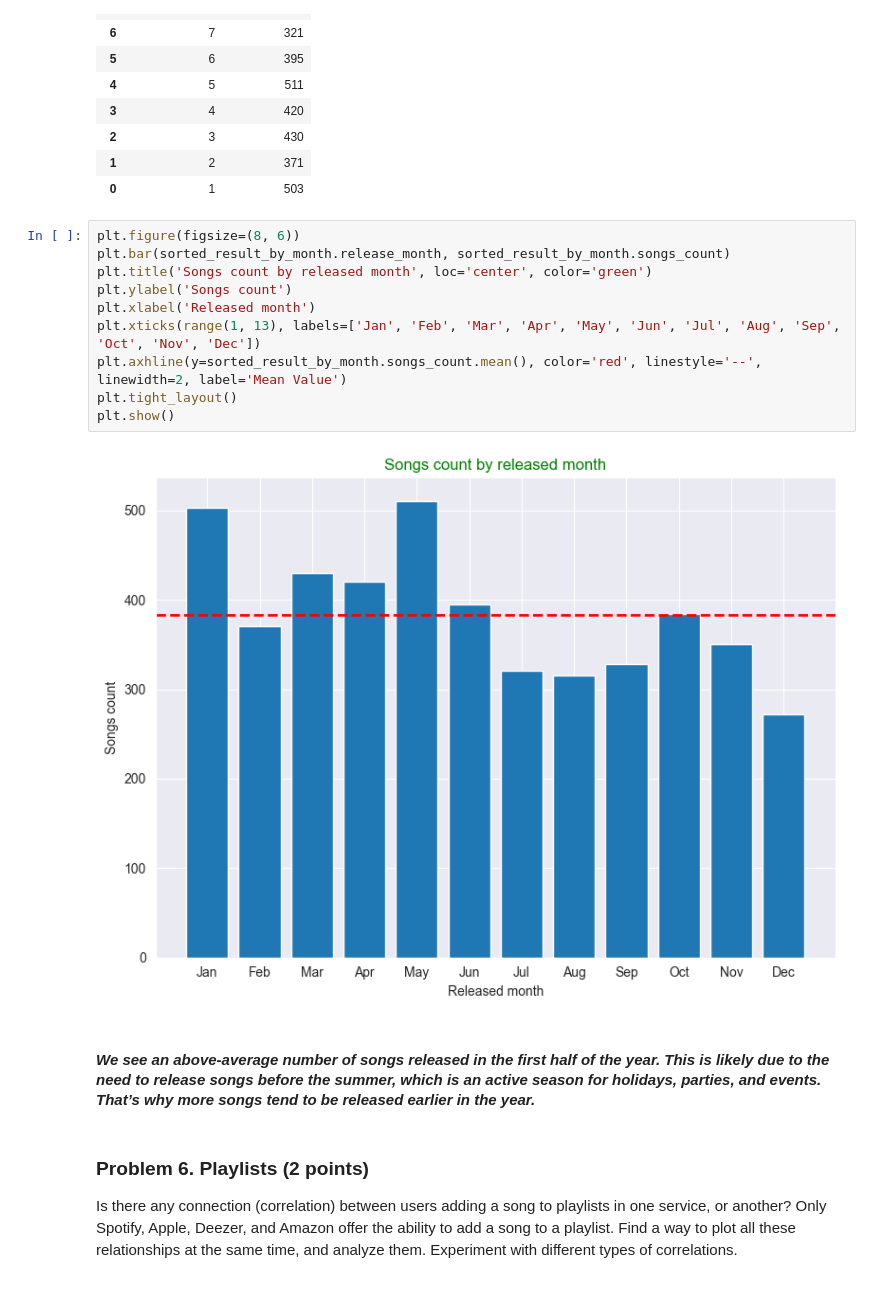
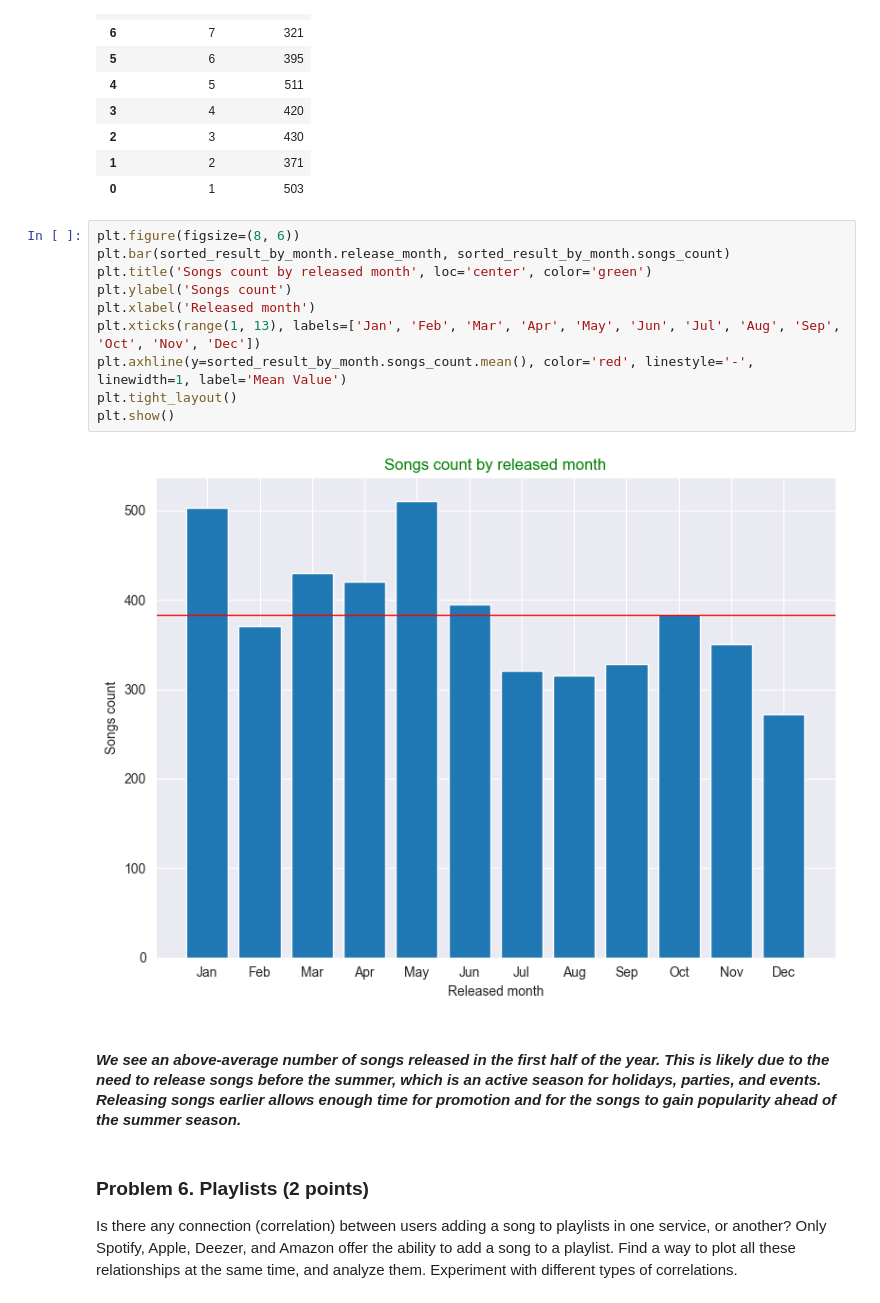
Before and after one commit to plamensve/Data_Science_Upskill_Softuni, a Jupyter notebook: 05_data_visualization_exploratory_data_analysis/Data Visualization and EDA Lab.ipynb, the cells around one changed output. Saved outputs shown, nothing was run; the diff lists cells and outputs as text.

```diff
--- a/05_data_visualization_exploratory_data_analysis/Data Visualization and EDA Lab.ipynb
+++ b/05_data_visualization_exploratory_data_analysis/Data Visualization and EDA Lab.ipynb
@@ -371,17 +371,17 @@ sorted_result_by_month
 # %%
 plt.figure(figsize=(8, 6))
 plt.bar(sorted_result_by_month.release_month, sorted_result_by_month.songs_count)
 plt.title('Songs count by released month', loc='center', color='green')
 plt.ylabel('Songs count')
 plt.xlabel('Released month')
 plt.xticks(range(1, 13), labels=['Jan', 'Feb', 'Mar', 'Apr', 'May', 'Jun', 'Jul', 'Aug', 'Sep', 'Oct', 'Nov', 'Dec'])
-plt.axhline(y=sorted_result_by_month.songs_count.mean(), color='red', linestyle='--', linewidth=2, label='Mean Value')
+plt.axhline(y=sorted_result_by_month.songs_count.mean(), color='red', linestyle='-', linewidth=1, label='Mean Value')
 plt.tight_layout()
 plt.show()
 # %% [output]
-[figure, old version]
+[figure, new version]
 # %% [markdown]
-#### *We see an above-average number of songs released in the first half of the year. This is likely due to the need to release songs before the summer, which is an active season for holidays, parties, and events. That’s why more songs tend to be released earlier in the year.*
+#### *We see an above-average number of songs released in the first half of the year. This is likely due to the need to release songs before the summer, which is an active season for holidays, parties, and events. Releasing songs earlier allows enough time for promotion and for the songs to gain popularity ahead of the summer season.*
 # %% [markdown]
 ### Problem 6. Playlists (2 points)
 Is there any connection (correlation) between users adding a song to playlists in one service, or another? Only Spotify, Apple, Deezer, and Amazon offer the ability to add a song to a playlist. Find a way to plot all these relationships at the same time, and analyze them. Experiment with different types of correlations.
```
Also changed, not shown: parts of 12 cells of this notebook.
